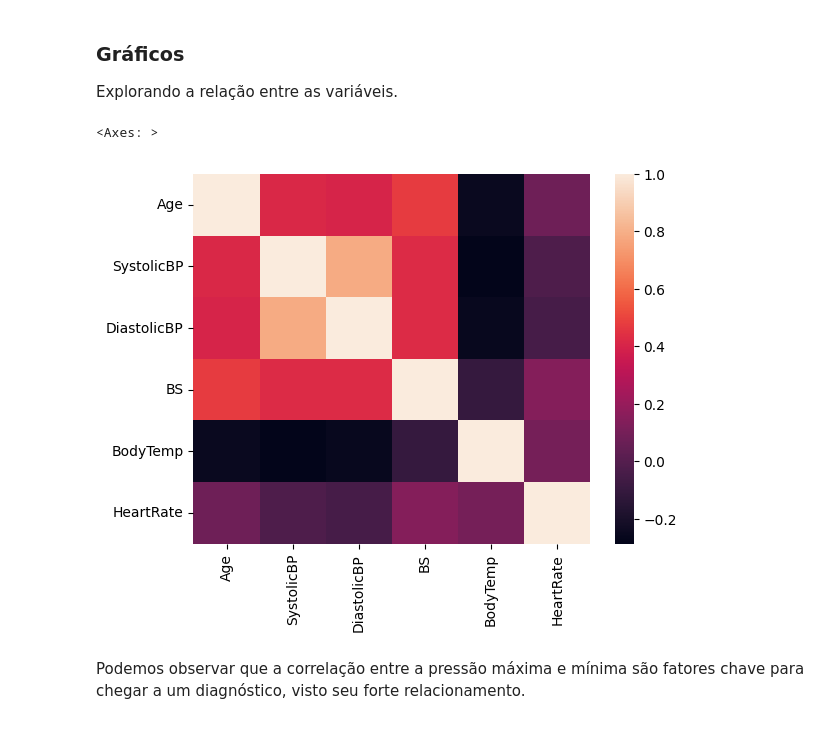
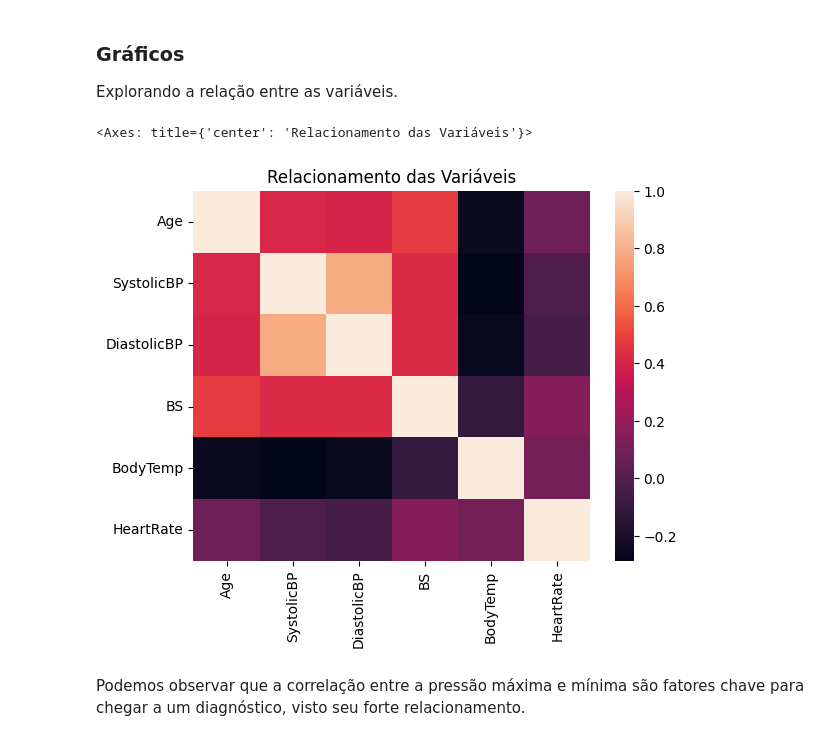
Before and after one commit to Curesharp/curesharp-datascience, a Jupyter notebook: analiseexploratoria.ipynb, the cells around one changed output. Saved outputs shown, nothing was run; the diff lists cells and outputs as text; code cells hidden in the pictures.

Commit message:
Adiciona plot de gráficos

```diff
--- a/analiseexploratoria.ipynb
+++ b/analiseexploratoria.ipynb
@@ -103,10 +113,12 @@ Valores máximo e mínimo da coluna HeartRate: 90 e 7
 Explorando a relação entre as variáveis.
 # %%
 # Mapa de Calor
-sns.heatmap(maternal_health.corr(numeric_only=True))
+ax = plt.axes()
+ax.set_title('Relacionamento das Variáveis')
+sns.heatmap(maternal_health.corr(numeric_only=True), ax = ax)
 # %% [output]
-<Axes: >
+<Axes: title={'center': 'Relacionamento das Variáveis'}>
-[figure, old version]
+[figure, new version]
 # %% [markdown]
 Podemos observar que a correlação entre a pressão máxima e mínima são fatores chave para chegar a um diagnóstico, visto seu forte relacionamento.
 # %%
```
Also changed, not shown: parts of 8 cells of this notebook.
